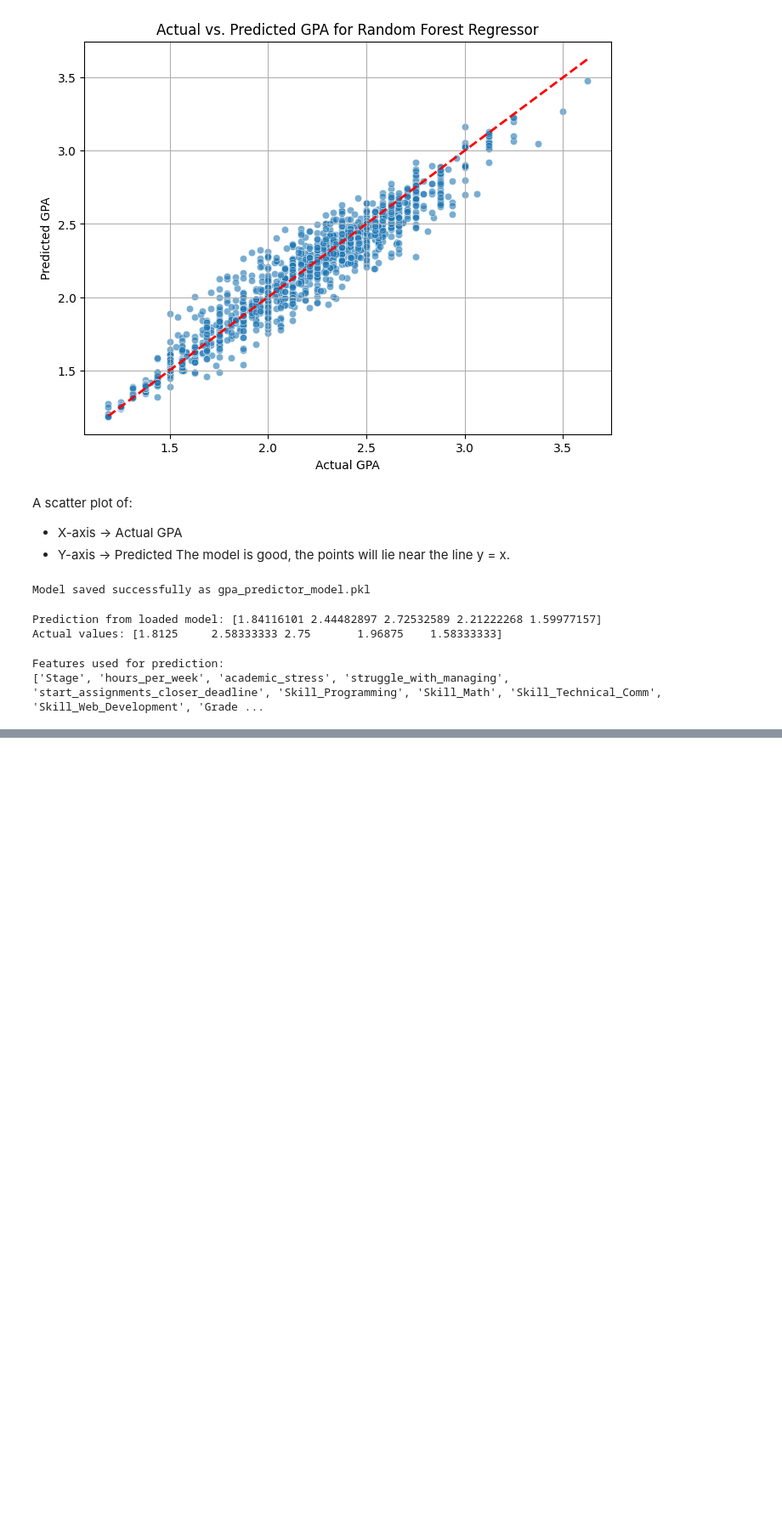
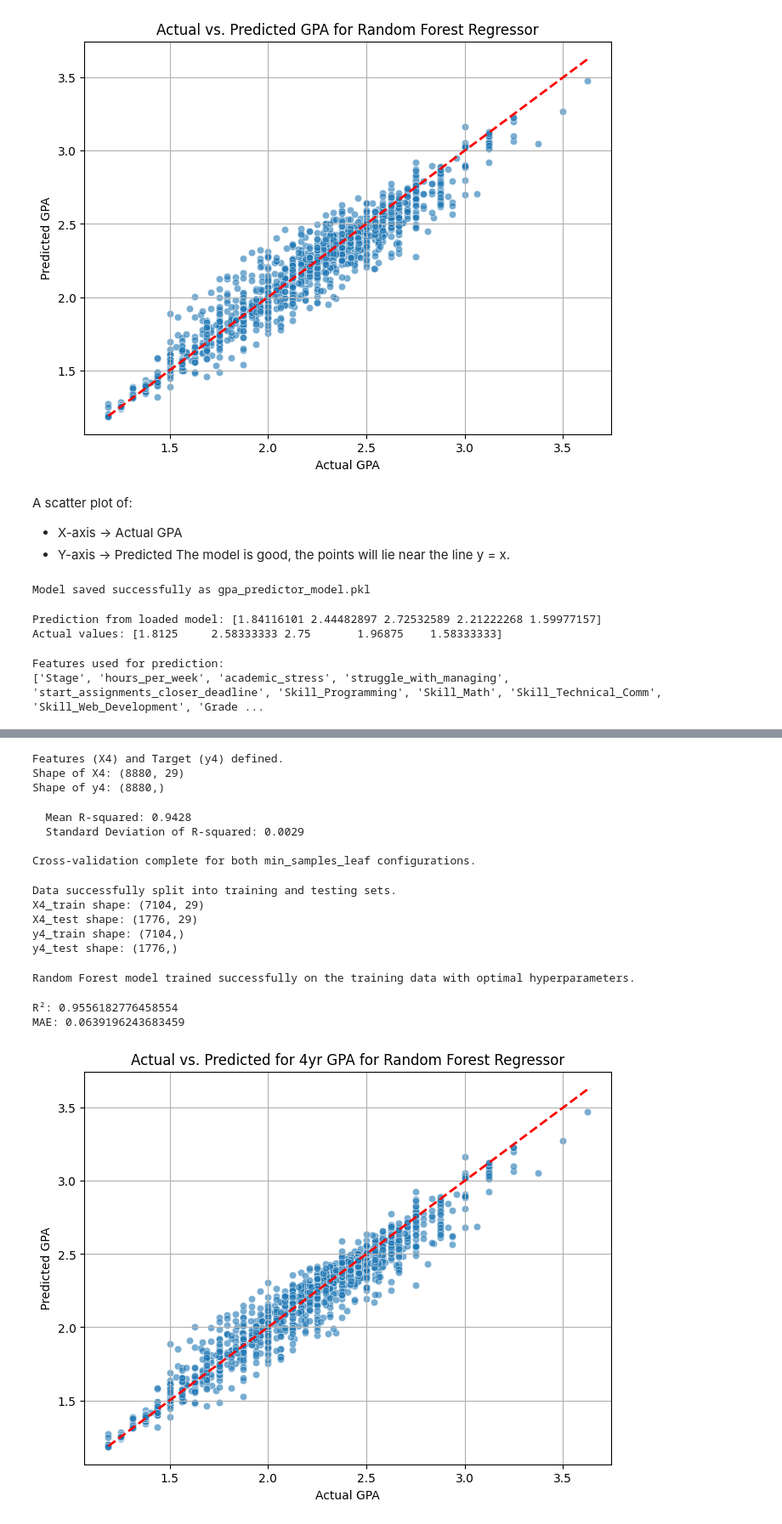
Before and after one commit to Rashilajayasinghe/DomainSpecified_AI_Assistant, a Jupyter notebook: GPACal.ipynb, the cells around one changed output, grey strips where cells are left out. Shown at 85% size. Drawn from its saved outputs; the diff is of its cells as text; code cells hidden in the pictures; blank space fills up the shorter version.

Commit message:
added the 4yr prediction algorithm

```diff
--- a/GPACal.ipynb
+++ b/GPACal.ipynb
@@ -917,0 +920,80 @@ Predicted Total_GPA for this new data point: 2.6248
+# %%
+columns_to_drop2 = [
+    'Total_GPA',
+    'Grade_CM4605',
+    'Grade_CM4604',
+    'Grade_CM4601',
+    'Grade_CM4606',
+    'Grade_CM4603'
+]
+X4 = data2.drop(columns=columns_to_drop2, axis=1)
+y4 = data2['Total_GPA']
+
+print("Features (X4) and Target (y4) defined.")
+print(f"Shape of X4: {X4.shape}")
+print(f"Shape of y4: {y4.shape}")
+# %% [output]
+Features (X4) and Target (y4) defined.
+Shape of X4: (8880, 29)
+Shape of y4: (8880,)
+# %%
+# Perform 5-fold cross-validation
+r2_scores = cross_val_score(rf_regressor, X4, y4, cv=5, scoring='r2')
+
+# Store results
+results[min_leaf] = {
+        'mean_r2': r2_scores.mean(),
+        'std_r2': r2_scores.std()
+    }
+
+print(f"  Mean R-squared: {results[min_leaf]['mean_r2']:.4f}")
+print(f"  Standard Deviation of R-squared: {results[min_leaf]['std_r2']:.4f}")
+
+print("\nCross-validation complete for both min_samples_leaf configurations.")
+# %% [output]
+  Mean R-squared: 0.9428
+  Standard Deviation of R-squared: 0.0029
+
+Cross-validation complete for both min_samples_leaf configurations.
+# %%
+# Perform train-test split
+X4_train, X4_test, y4_train, y4_test = train_test_split(X4, y4, test_size=0.2, random_state=42)
+
+print("Data successfully split into training and testing sets.")
+print(f"X4_train shape: {X4_train.shape}")
+print(f"X4_test shape: {X4_test.shape}")
+print(f"y4_train shape: {y4_train.shape}")
+print(f"y4_test shape: {y4_test.shape}")
+# %% [output]
+Data successfully split into training and testing sets.
+X4_train shape: (7104, 29)
+X4_test shape: (1776, 29)
+y4_train shape: (7104,)
+y4_test shape: (1776,)
+# %%
+rf_model4 = RandomForestRegressor(n_estimators=200, min_samples_leaf=2, random_state=42)
+rf_model4.fit(X4_train, y4_train)
+
+print("Random Forest model trained successfully on the training data with optimal hyperparameters.")
+# %% [output]
+Random Forest model trained successfully on the training data with optimal hyperparameters.
+# %%
+y4_pred = rf_model4.predict(X4_test)
+
+# 4. Evaluate
+print("R²:", r2_score(y4_test, y4_pred))
+print("MAE:", mean_absolute_error(y4_test, y4_pred))
+# %% [output]
+R²: 0.9556182776458554
+MAE: 0.0639196243683459
+# %%
+plt.figure(figsize=(8, 6))
+sns.scatterplot(x=y4_test, y=y4_pred, alpha=0.6)
+plt.plot([y4_test.min(), y4_test.max()], [y4_test.min(), y4_test.max()], color='red', linestyle='--', lw=2)
+plt.xlabel('Actual GPA')
+plt.ylabel('Predicted GPA')
+plt.title('Actual vs. Predicted for 4yr GPA for Random Forest Regressor')
+plt.grid(True)
+plt.show()
+# %% [output]
+[figure, added]
```
Also changed, not shown: parts of 11 cells of this notebook.
